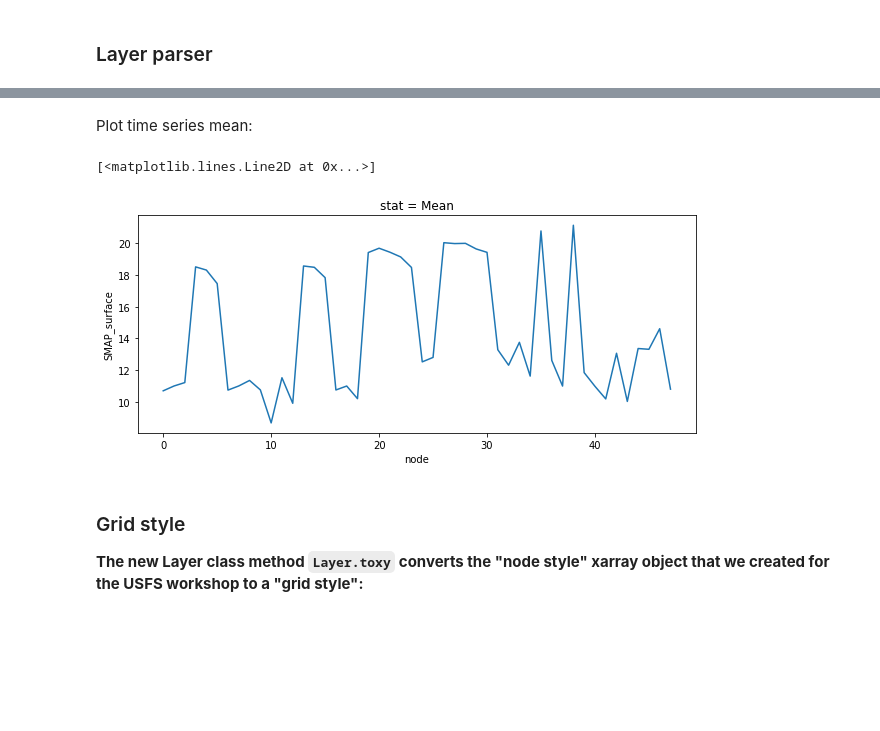
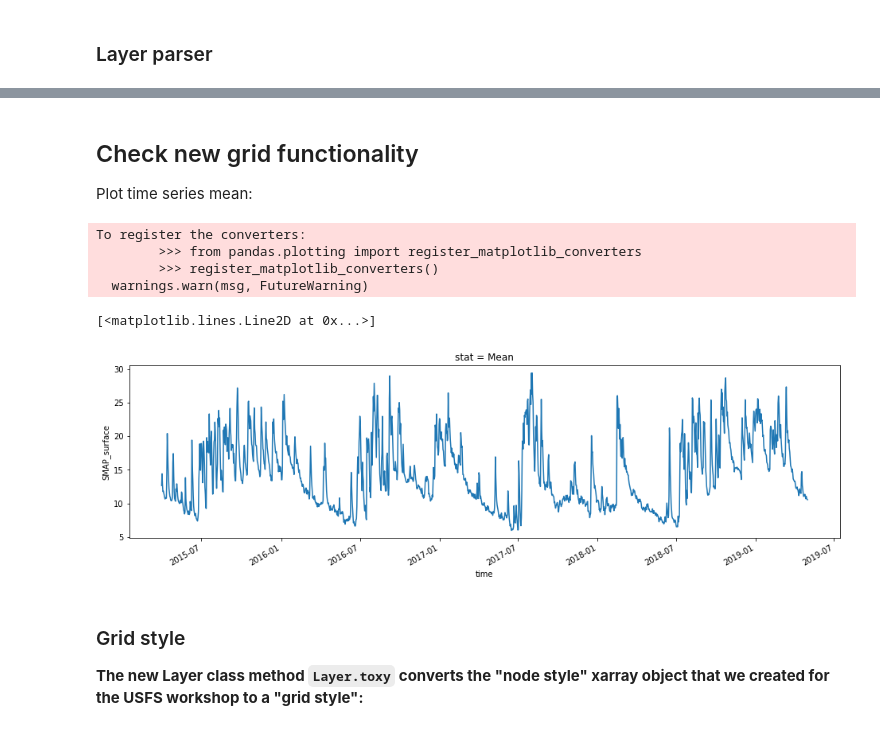
Before and after one commit to jjmcnelis/nasa_usfs_workshop, a Jupyter notebook: generic-application-nrcs.ipynb, the cells around one changed output, grey strips where cells are left out. Saved outputs shown, nothing was run; the diff lists cells and outputs as text; code cells hidden in the pictures; blank space fills up the shorter version.

```diff
--- a/generic-application-nrcs.ipynb
+++ b/generic-application-nrcs.ipynb
@@ -97,21 +114,25 @@ from ipywidgets import Layout, HBox, VBox, HTML
 
 b = ('https://server.arcgisonline.com/ArcGIS/rest/'
      'services/World_Imagery/MapServer/tile/{z}/{y}/{x}')
+c = [shape(features[1]["geometry"]).centroid.y,
+     shape(features[1]["geometry"]).centroid.x]
 
 m = folium.Map(
-    location=[31.775, -109.328],
+    tiles=b,
+    location=c,
     zoom_start=9,
-    attr='Basemap by ESRI',
     control_scale=True,
     prefer_canvas=True,
-    tiles=b)
+    attr='Basemap by ESRI')
 
 cols = get_colors(len(features))
 sfunc = lambda feature: {'fillColor':'blue','color':'white','weight': 0.75}
 hfunc = lambda feature: {'fillColor':'white','color':'black','weight': 1.5}
-styles = {'style_function': sfunc,'highlight_function': hfunc}
+styles = {
+    'style_function': sfunc,
+    'highlight_function': hfunc}
 
-folium.GeoJson(features[0], **styles).add_to(m)
+folium.GeoJson(features[1], **styles).add_to(m)
 
 m
 # %% [output]
@@ -153,7 +174,7 @@ def get_ease(shapely_geom):
     return(pd.DataFrame(ease_table))
 
 
-shply = shape(features[0]["geometry"])
+shply = shape(features[1]["geometry"])
 ease = get_ease(shply)
 
 ease.head(10)
@@ -408,0 +387,11 @@ with open('docs/feat1.pkl', 'rb') as output:
+# %%
+try:
+    with open('docs/feat1.pkl', 'rb') as output:
+        poly = pickle.load(output)   # try to load binary file
+except:
+    poly = Layer(1, features[1])     # get Layer class
+    poly.submit(session)             # request all nodes
+    with open('docs/feat1.pkl', 'wb') as output:
+        pickle.dump(poly, output, -1)# dump to binary file
+
+poly.xr
@@ -409,10 +416,15 @@ with open('docs/feat1.pkl', 'rb') as output:
 # %% [markdown]
+## Check new grid functionality
 Plot time series mean:
 # %%
-poly.xr["SMAP_surface"].sel(stat="Mean").mean("time").plot(figsize=(10, 4))
+poly.xr["SMAP_surface"].sel(stat="Mean").mean("node").plot(x="time", figsize=(16, 4))
 # %% [output]
-[<matplotlib.lines.Line2D at 0x...>]
+To register the converters:
+        >>> from pandas.plotting import register_matplotlib_converters
+        >>> register_matplotlib_converters()
+  warnings.warn(msg, FutureWarning)
+[<matplotlib.lines.Line2D at 0x...>]
-[figure, old version]
+[figure, new version]
 # %% [markdown]
 ### Grid style
 **The new Layer class method `Layer.toxy` converts the "node style" xarray object that we created for the USFS workshop to a "grid style":**
```
Also changed, not shown: parts of 13 cells of this notebook, 1 other file.
